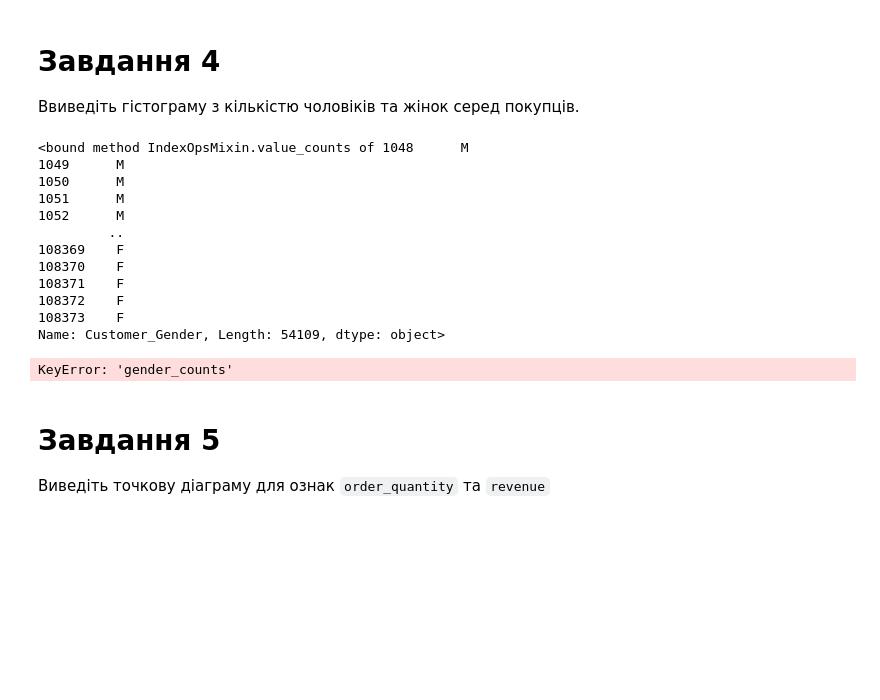
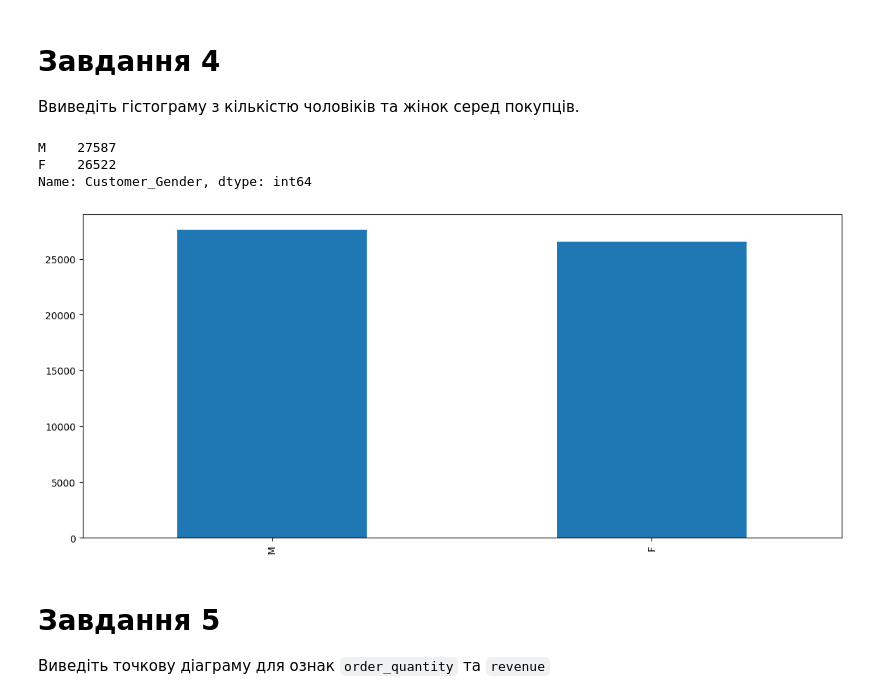
Before and after one commit to PitonWuk/WAG, a Jupyter notebook: module2/Практична_аналіз_даних.ipynb, the cells around one changed output. Saved outputs shown, nothing was run; the diff lists cells and outputs as text; code cells hidden in the pictures; blank space fills up the shorter version.

```diff
--- a/module2/Практична_аналіз_даних.ipynb
+++ b/module2/Практична_аналіз_даних.ipynb
@@ -86,27 +86,15 @@ sales['Order_Quantity'].plot(kind='box', vert=False, figsize=(14,6))
 # Завдання 4
 Ввиведіть гістограму з кількістю чоловіків та жінок серед покупців.
 # %%
-gender_counts = sales['Customer_Gender'].value_counts
+gender_counts = sales['Customer_Gender'].value_counts()
 print(gender_counts)
 
-ax = sales['gender_counts'].plot(kind='hist',
-                             bins=20,
-                             figsize=(14,6)
-                             )
+ax = gender_counts.plot(kind='bar', figsize=(14,6))
 # %% [output]
-<bound method IndexOpsMixin.value_counts of 1048      M
-1049      M
-1050      M
-1051      M
-1052      M
-         ..
-108369    F
-108370    F
-108371    F
-108372    F
-108373    F
-Name: Customer_Gender, Length: 54109, dtype: object>
+M    27587
+F    26522
+Name: Customer_Gender, dtype: int64
-KeyError: 'gender_counts'
+[figure, added]
 # %% [markdown]
 # Завдання 5
 Виведіть точкову діаграму для ознак `order_quantity` та `revenue`
```
